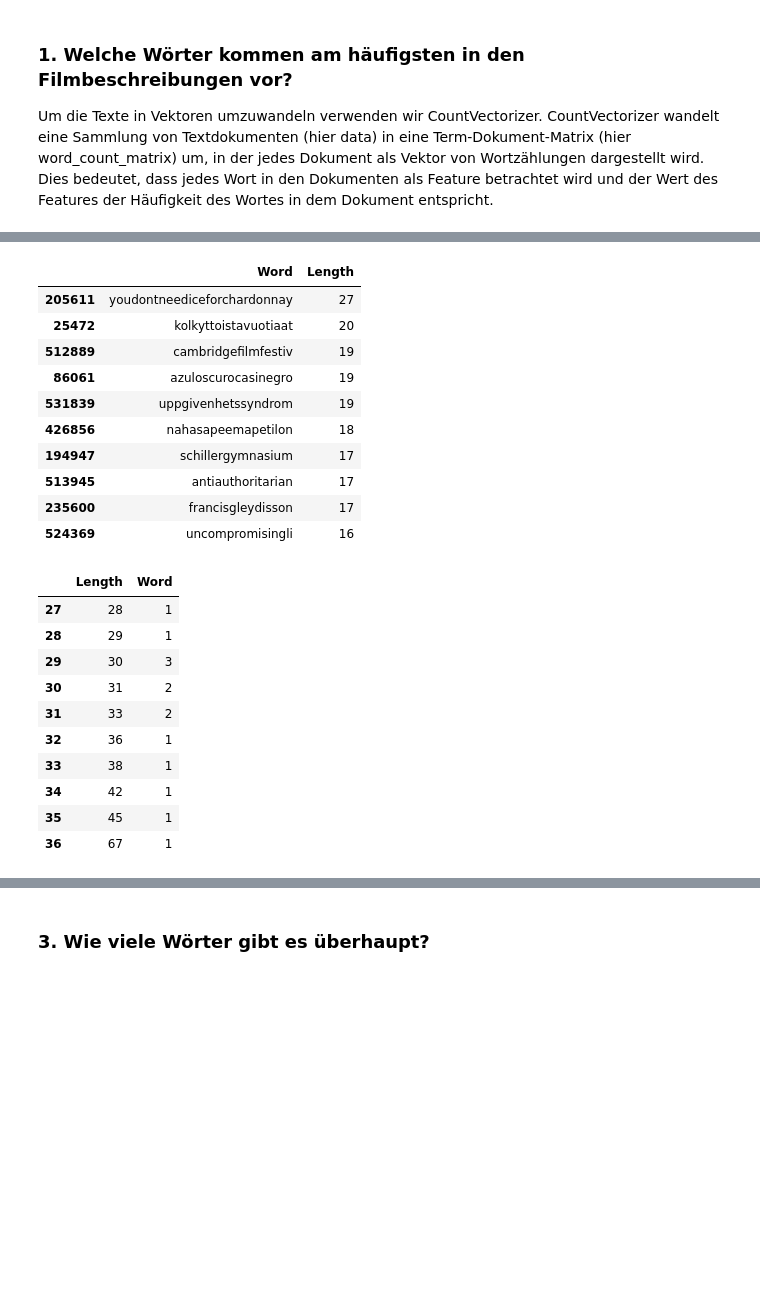
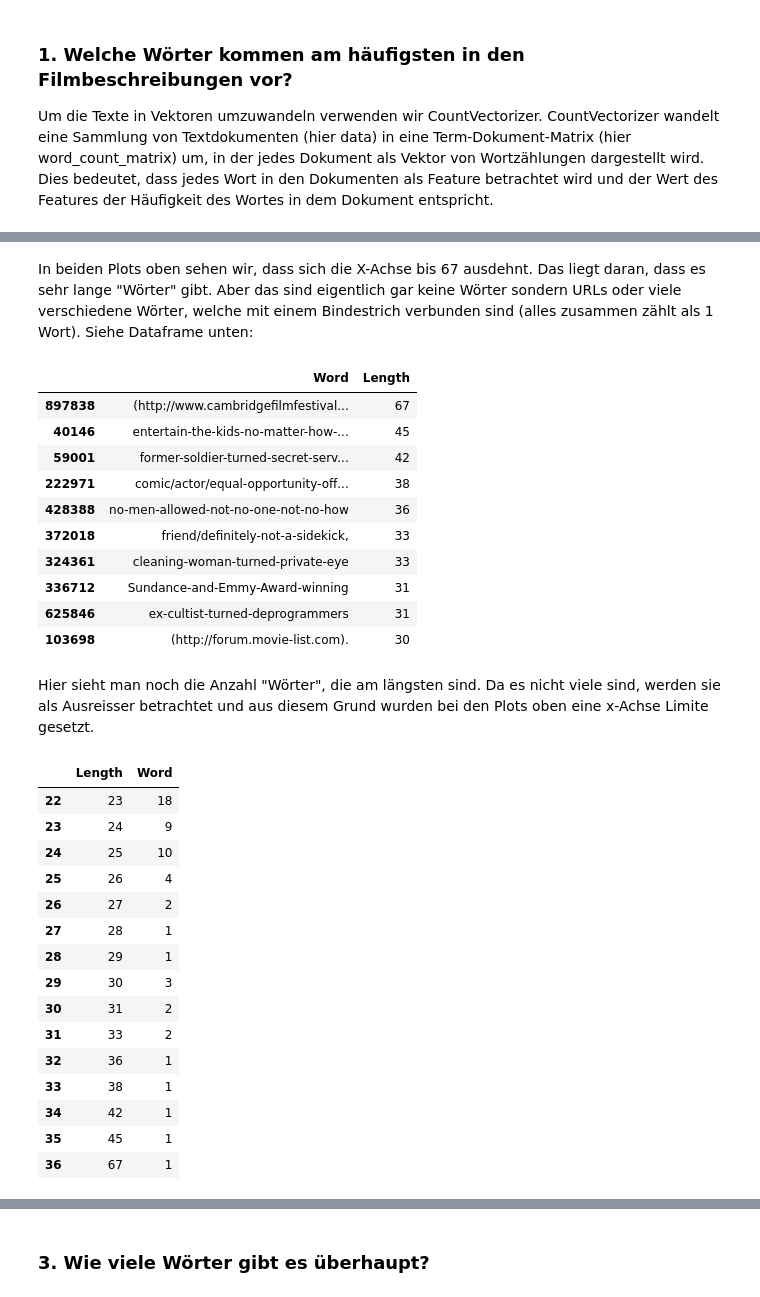
Before and after one commit to Luuzemp14/Cds1_Tinder-4-Movies, a Jupyter notebook: eda.ipynb, the cells around one changed output, grey strips where cells are left out. Cells and saved outputs as stored; diff of their text form; code cells hidden in the pictures; blank space fills up the shorter version.

```diff
--- a/eda.ipynb
+++ b/eda.ipynb
@@ -568,23 +565,32 @@ df_word_length_stemmed = word_length(df_movies_stemmed["overview"])
+# %% [markdown]
+In beiden Plots oben sehen wir, dass sich die X-Achse bis 67 ausdehnt. Das liegt daran, dass es sehr lange "Wörter" gibt. Aber das sind eigentlich gar keine Wörter sondern URLs oder viele verschiedene Wörter, welche mit einem Bindestrich verbunden sind (alles zusammen zählt als 1 Wort). Siehe Dataframe unten:
 # %%
-# show 10 longest words from df_movies_clean
-df_word_length_stemmed.sort_values("Length", ascending = False).head(10)
+# show 10 longest words from non stemmed data
+df_word_length.sort_values("Length", ascending = False).head(10)
 # %% [output]
 |  | Word | Length |
-| 205611 | youdontneediceforchardonnay | 27 |
-| 25472 | kolkyttoistavuotiaat | 20 |
-| 512889 | cambridgefilmfestiv | 19 |
-| 86061 | azuloscurocasinegro | 19 |
-| 531839 | uppgivenhetssyndrom | 19 |
-| 426856 | nahasapeemapetilon | 18 |
-| 194947 | schillergymnasium | 17 |
-| 513945 | antiauthoritarian | 17 |
-| 235600 | francisgleydisson | 17 |
-| 524369 | uncompromisingli | 16 |
+| 897838 | (http://www.cambridgefilmfestival... | 67 |
+| 40146 | entertain-the-kids-no-matter-how-... | 45 |
+| 59001 | former-soldier-turned-secret-serv... | 42 |
+| 222971 | comic/actor/equal-opportunity-off... | 38 |
+| 428388 | no-men-allowed-not-no-one-not-no-how | 36 |
+| 372018 | friend/definitely-not-a-sidekick, | 33 |
+| 324361 | cleaning-woman-turned-private-eye | 33 |
+| 336712 | Sundance-and-Emmy-Award-winning | 31 |
+| 625846 | ex-cultist-turned-deprogrammers | 31 |
+| 103698 | (http://forum.movie-list.com). | 30 |
+# %% [markdown]
+Hier sieht man noch die Anzahl "Wörter", die am längsten sind. Da es nicht viele sind, werden sie als Ausreisser betrachtet und aus diesem Grund wurden bei den Plots oben eine x-Achse Limite gesetzt.
 # %%
 # group by length and count words
-df_word_length.groupby("Length")["Word"].count().reset_index().tail(10)
+df_word_length.groupby("Length")["Word"].count().reset_index().tail(15)
 # %% [output]
 |  | Length | Word |
+| 22 | 23 | 18 |
+| 23 | 24 | 9 |
+| 24 | 25 | 10 |
+| 25 | 26 | 4 |
+| 26 | 27 | 2 |
 | 27 | 28 | 1 |
 | 28 | 29 | 1 |
 | 29 | 30 | 3 |
```
Also changed, not shown: parts of 34 cells of this notebook, 1 other file.
